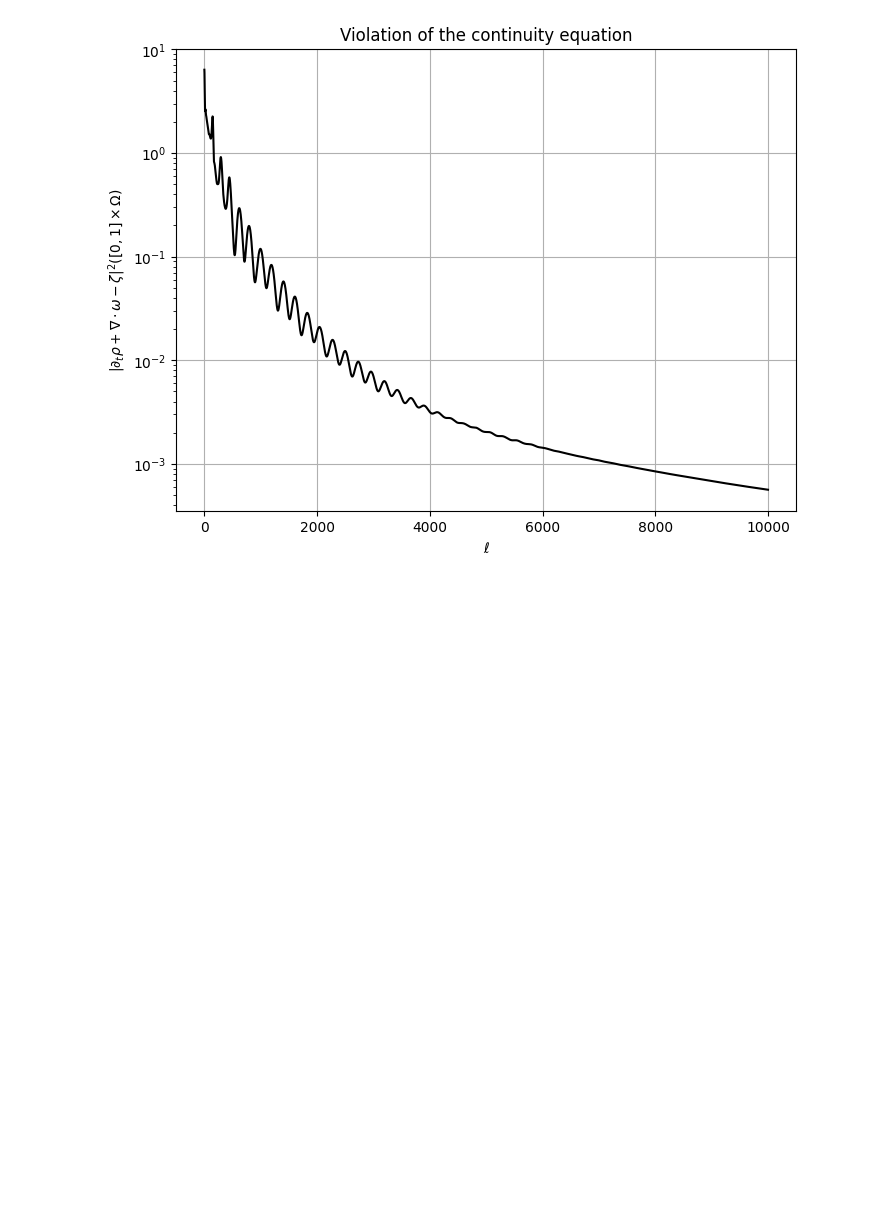
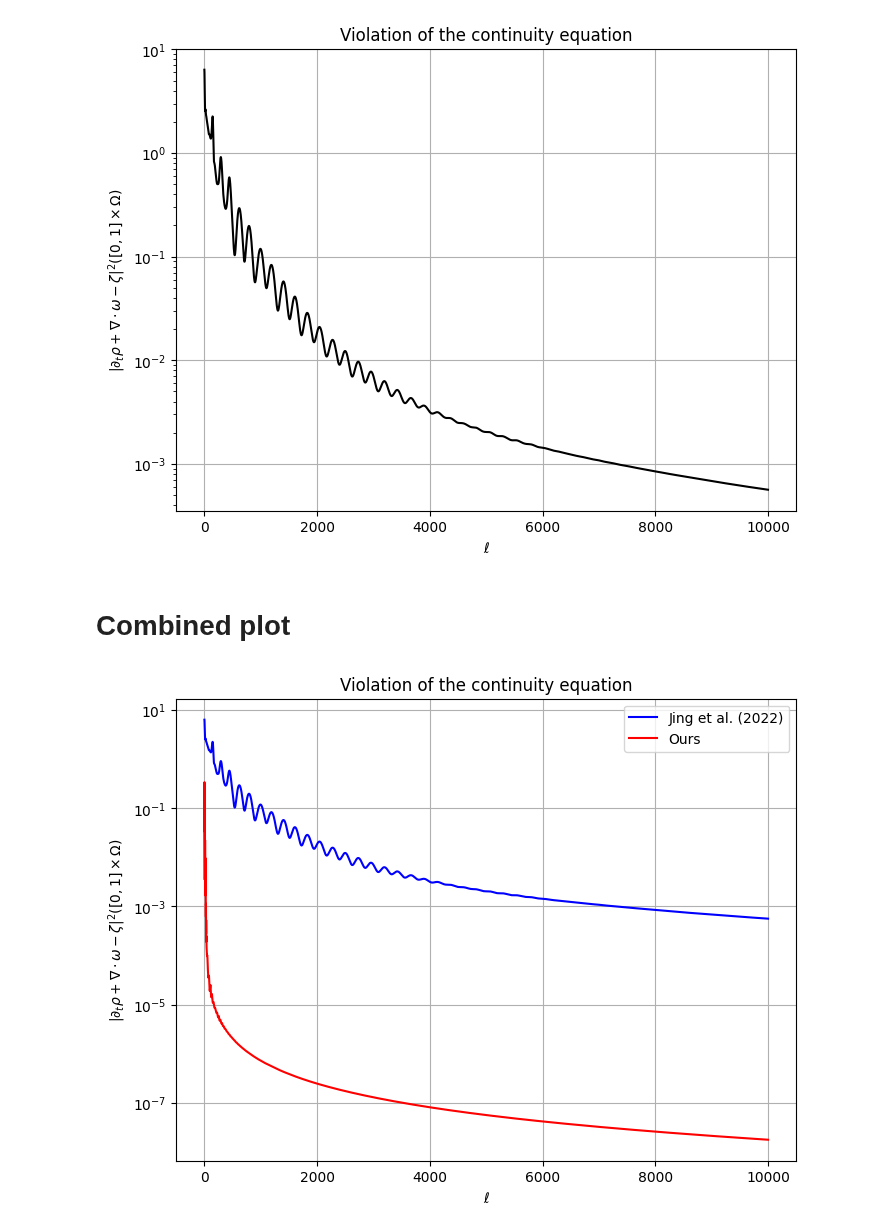
Before and after one commit to mao1756/acuot, a Jupyter notebook: exploratory/proximal/unconstrained/[WIP]ours_vs_jing_continuity_equation.ipynb, the cells around one changed output. Drawn from its saved outputs; the diff is of its cells as text; code cells hidden in the pictures; blank space fills up the shorter version.

```diff
--- a/exploratory/proximal/unconstrained/[WIP]ours_vs_jing_continuity_equation.ipynb
+++ b/exploratory/proximal/unconstrained/[WIP]ours_vs_jing_continuity_equation.ipynb
@@ -156,3 +156,17 @@ plt.grid()
 plt.show()
 # %% [output]
 [figure]
+# %% [markdown]
+# Combined plot
+# %%
+plt.figure(figsize=(8, 6))
+plt.ylabel(r"$|\partial_t \rho + \nabla \cdot \omega - \zeta|^2([0,1]\times \Omega)$")
+plt.xlabel(r"$\ell$")
+plt.title("Violation of the continuity equation")
+plt.semilogy(Clist, "b", label="Jing et al. (2022)")
+plt.semilogy(lists[1], "r", label="Ours")
+plt.legend()
+plt.grid()
+plt.show()
+# %% [output]
+[figure, added]
```
Also changed, not shown: parts of 2 cells of this notebook, 1 other file.
